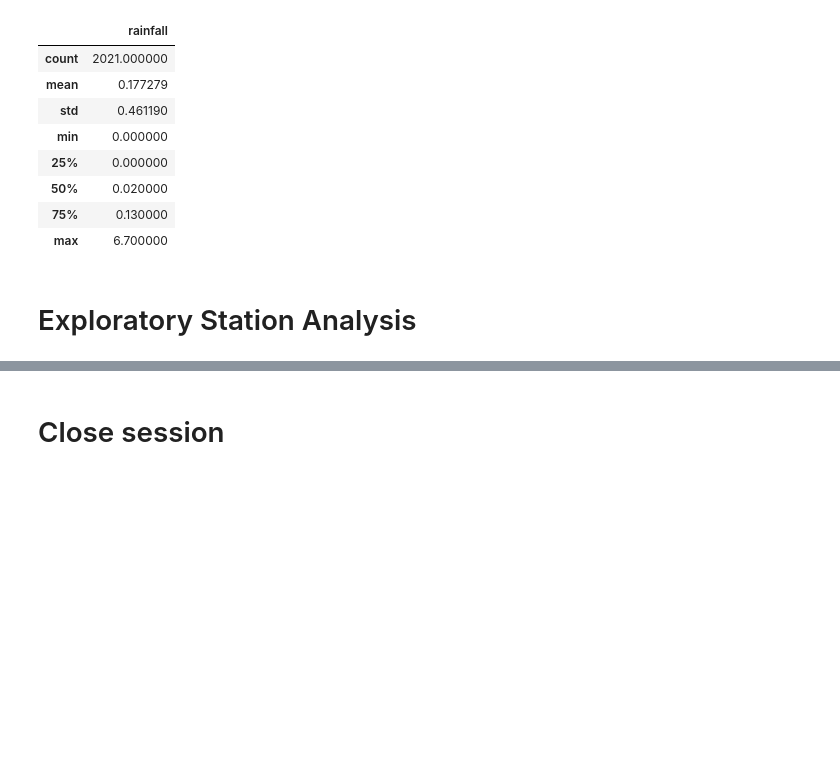
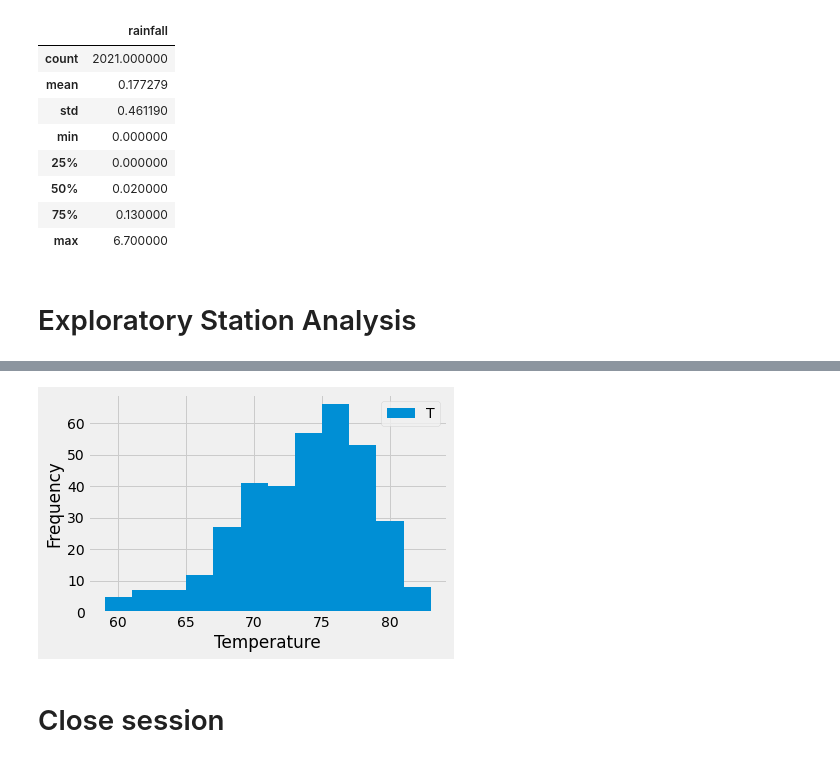
Before and after one commit to dakotajcollins/sqlalchemy-challenge, a Jupyter notebook: climate_starter.ipynb, the cells around one changed output, grey strips where cells are left out. Cells and saved outputs as stored; diff of their text form; code cells hidden in the pictures; blank space fills up the shorter version.

```diff
--- a/climate_starter.ipynb
+++ b/climate_starter.ipynb
@@ -131,3 +167,12 @@ df.describe()
 # %%
 # Using the most active station id
 # Query the last 12 months of temperature observation data for this station and plot the results as a histogram
+station_temps=session.query(Measurement.date,Measurement.tobs).\
+filter(Measurement.station=='USC00519281').\
+filter(Measurement.date >= query_date).all()
+
+temp_df = pd.DataFrame(station_temps, columns=['date', 'temperatures'])
+temp_df['date'] =pd.to_datetime(temp_df.date)
+temp_df.set_index('date', inplace=True)
+temp_df.sort_index(inplace=True)
+temp_df.head()
@@ -134,3 +187,14 @@ df.describe()
+# %%
+plt.hist(temp_df,bins=12)
+
+plt.xlabel("Temperature")
+plt.ylabel("Frequency")
+plt.legend(labels='Temps',loc=0)
+plt.tight_layout()
+
+plt.show()
+# %% [output]
+[figure, added]
 # %% [markdown]
 # Close session
 # %%
```
Also changed, not shown: parts of 6 cells of this notebook, 4 other files.
